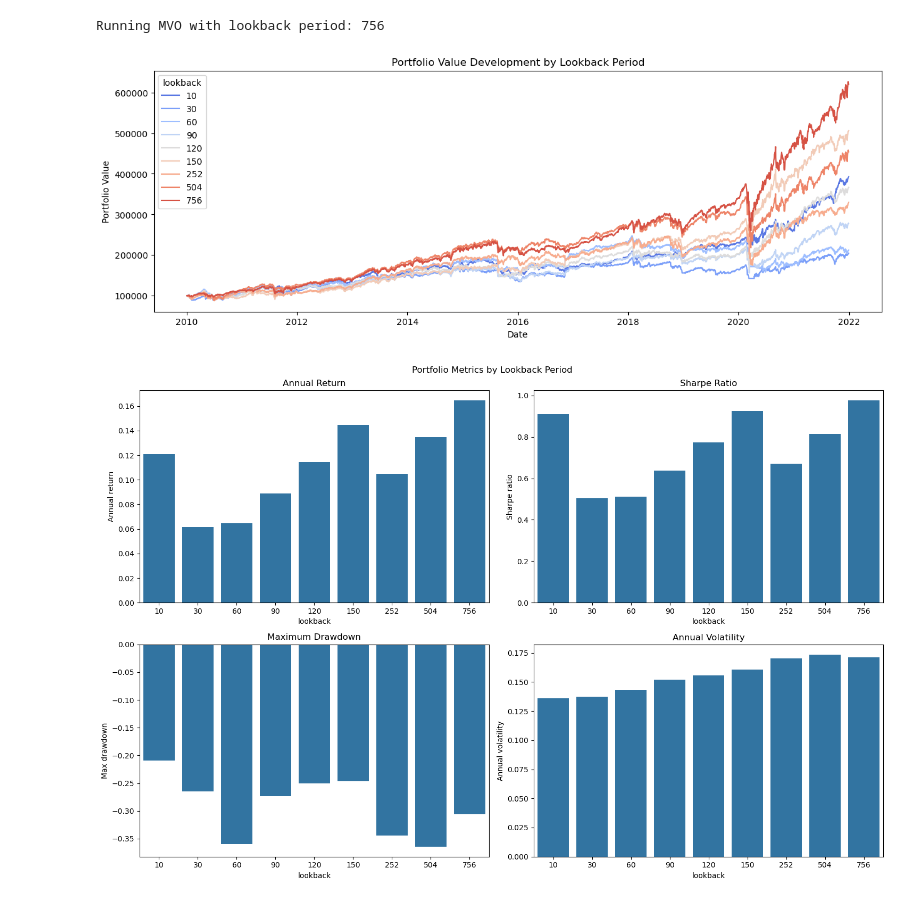
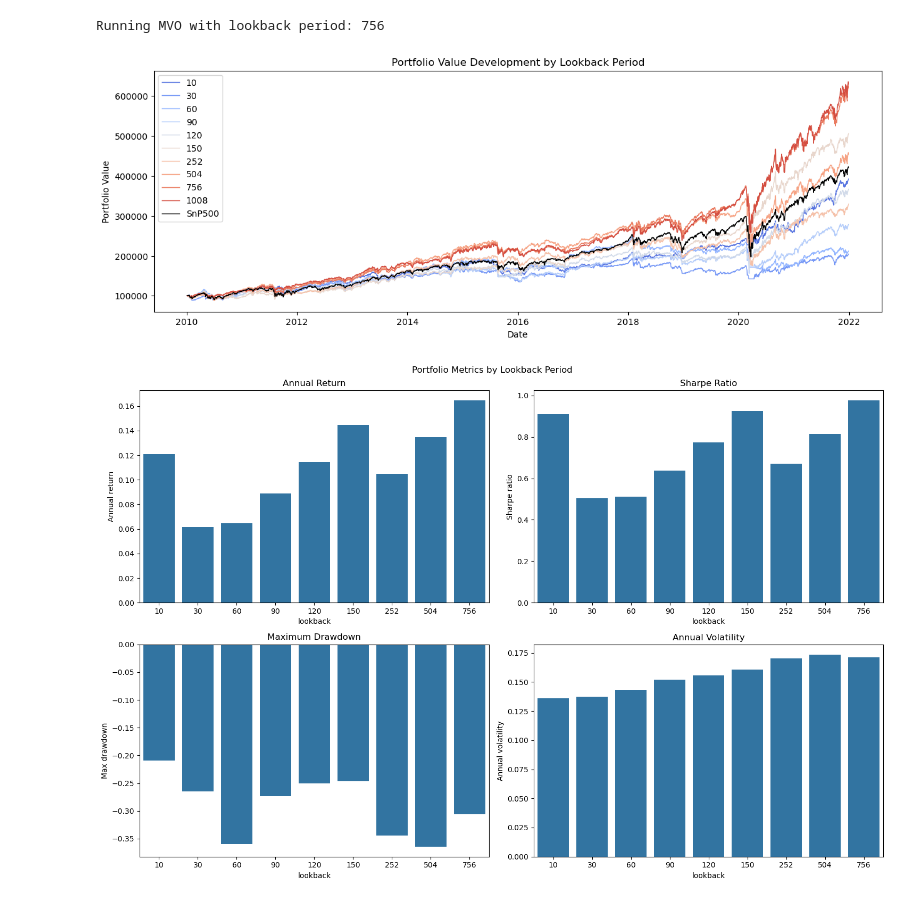
Before and after one commit to hikotei/2025-rl-portfolio-opt, a Jupyter notebook: notebooks/mvo_v2.ipynb, the cells around one changed output. Saved outputs shown, nothing was run; the diff lists cells and outputs as text; code cells hidden in the pictures.

```diff
--- a/notebooks/mvo_v2.ipynb
+++ b/notebooks/mvo_v2.ipynb
@@ -27,18 +32,23 @@ sector_tickers = [
 df_ret = pd.read_parquet("../data/returns.parquet")
 df_prices = pd.read_parquet("../data/prices.parquet")
 df_vol = pd.read_parquet("../data/vola.parquet")
+
+df_spy = pd.read_parquet("../data/prices_sp500.parquet")
 # %%
 # Test different lookback periods
-lookback_periods = [10, 30, 60, 90, 120, 150, 252, 504, 756]
+lookback_periods = [10, 30, 60, 90, 120, 150, 252, 252 * 2, 252 * 3, 252 * 4]
 results = []
+
+START_DATE = "2010-01-02"
+END_DATE = "2021-12-31"
 
 for lookback in lookback_periods:
     print(f"Running MVO with lookback period: {lookback}")
     optimizer = MVOOptimizer(tickers=sector_tickers, lookback=lookback)
     portfolio_df = optimizer.backtest(
-        df_ret, df_prices, start_date="2010-01-02", end_date="2021-12-31"
+        df_ret, df_prices, start_date=START_DATE, end_date=END_DATE
     )
-    portfolio_df['lookback'] = lookback
+    portfolio_df["lookback"] = lookback
     results.append(portfolio_df)
 
 # Combine all results
@@ -56,13 +71,26 @@ Running MVO with lookback period: 756
 # %%
+# compare with portfolio value development if i just buy and hold SPY
+initial_balance = 100_000
+shares_spy = initial_balance / df_spy["^GSPC"].loc[df_spy.index > START_DATE].iat[0]
+
 # PLOT Portfolio Value Development
 plt.figure(figsize=(15, 5))
-palette = sns.color_palette("coolwarm", as_cmap=False, n_colors=final_df['lookback'].nunique())
-sns.lineplot(data=final_df, x='date', y='portfolio_value', hue='lookback', palette=palette)
-plt.title('Portfolio Value Development by Lookback Period')
-plt.xlabel('Date')
-plt.ylabel('Portfolio Value')
-plt.show()
+palette = sns.color_palette(
+    "coolwarm", as_cmap=False, n_colors=final_df["lookback"].nunique()
+)
+sns.lineplot(
+    data=final_df, x="date", y="portfolio_value", hue="lookback", palette=palette, lw=1
+)
+
+plt.plot(df_spy["^GSPC"].loc[START_DATE:END_DATE] * shares_spy, c="k", label="SnP500", lw=1)
+
+plt.title("Portfolio Value Development by Lookback Period")
+plt.xlabel("Date")
+plt.ylabel("Portfolio Value")
+plt.legend()
+# save plot
+plt.savefig(f"{results_dir}/portfolio_value_development.pdf", dpi=300)
 # %% [output]
-[figure, old version]
+[figure, new version]
 # %%
 # Calculate metrics for each lookback period
```
Also changed, not shown: parts of 4 cells of this notebook, 5 other files.
